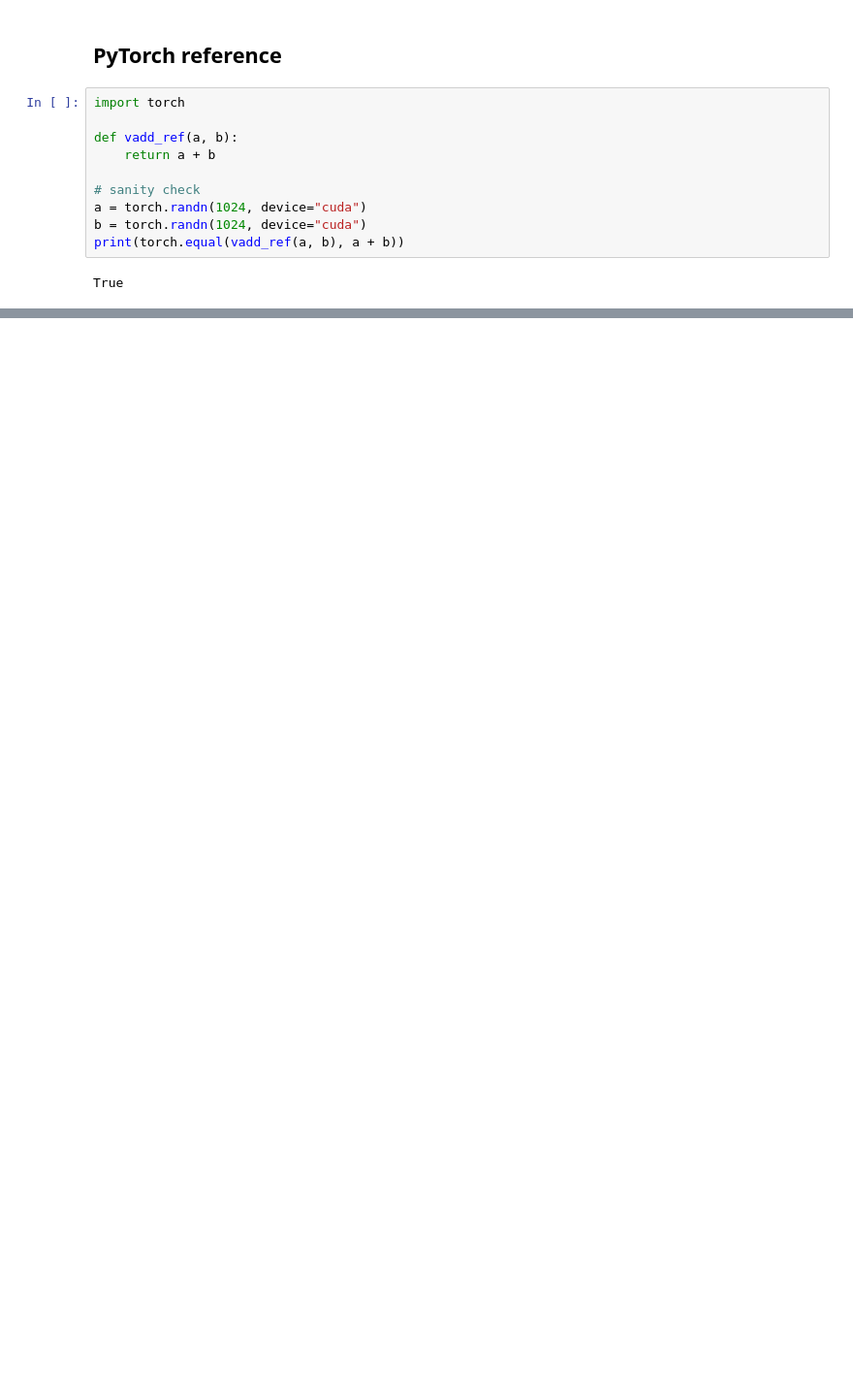
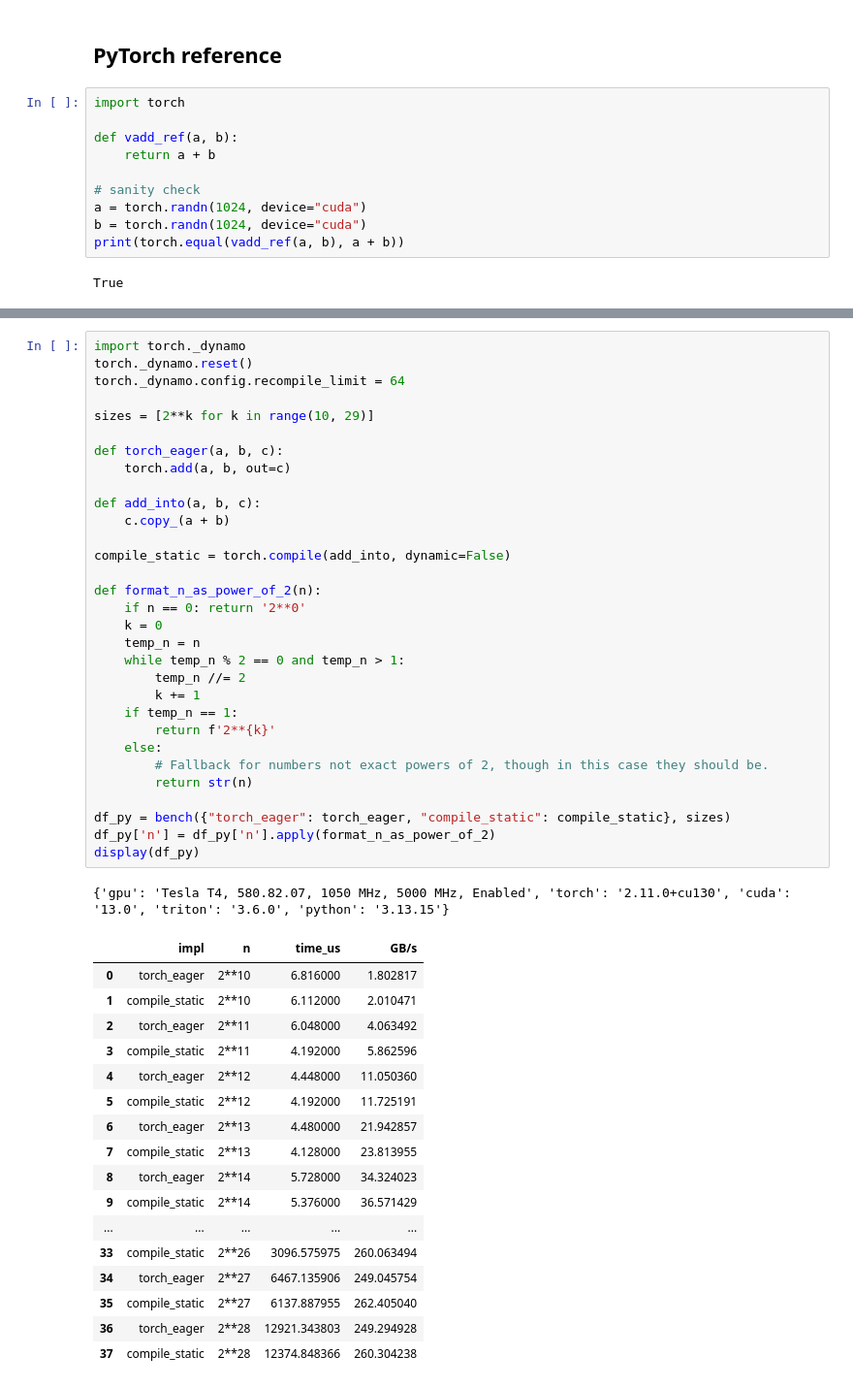
Before and after one commit to susmitsingh01/cuda-triton-llm-kernels, a Jupyter notebook: 01_vadd.ipynb, the cells around one changed output, grey strips where cells are left out. Shown at 97% size. Cells and saved outputs as stored; diff of their text form; blank space fills up the shorter version.

```diff
--- a/01_vadd.ipynb
+++ b/01_vadd.ipynb
@@ -59,0 +124,50 @@ True
+# %%
+import torch._dynamo
+torch._dynamo.reset()
+torch._dynamo.config.recompile_limit = 64
+
+sizes = [2**k for k in range(10, 29)]
+
+def torch_eager(a, b, c):
+    torch.add(a, b, out=c)
+
+def add_into(a, b, c):
+    c.copy_(a + b)
+
+compile_static = torch.compile(add_into, dynamic=False)
+
+def format_n_as_power_of_2(n):
+    if n == 0: return '2**0'
+    k = 0
+    temp_n = n
+    while temp_n % 2 == 0 and temp_n > 1:
+        temp_n //= 2
+        k += 1
+    if temp_n == 1:
+        return f'2**{k}'
+    else:
+        # Fallback for numbers not exact powers of 2, though in this case they should be.
+        return str(n)
+
+df_py = bench({"torch_eager": torch_eager, "compile_static": compile_static}, sizes)
+df_py['n'] = df_py['n'].apply(format_n_as_power_of_2)
+display(df_py)
+# %% [output]
+{'gpu': 'Tesla T4, 580.82.07, 1050 MHz, 5000 MHz, Enabled', 'torch': '2.11.0+cu130', 'cuda': '13.0', 'triton': '3.6.0', 'python': '3.13.15'}
+|  | impl | n | time_us | GB/s |
+| 0 | torch_eager | 2**10 | 6.816000 | 1.802817 |
+| 1 | compile_static | 2**10 | 6.112000 | 2.010471 |
+| 2 | torch_eager | 2**11 | 6.048000 | 4.063492 |
+| 3 | compile_static | 2**11 | 4.192000 | 5.862596 |
+| 4 | torch_eager | 2**12 | 4.448000 | 11.050360 |
+| 5 | compile_static | 2**12 | 4.192000 | 11.725191 |
+| 6 | torch_eager | 2**13 | 4.480000 | 21.942857 |
+| 7 | compile_static | 2**13 | 4.128000 | 23.813955 |
+| 8 | torch_eager | 2**14 | 5.728000 | 34.324023 |
+| 9 | compile_static | 2**14 | 5.376000 | 36.571429 |
+| ... | ... | ... | ... | ... |
+| 33 | compile_static | 2**26 | 3096.575975 | 260.063494 |
+| 34 | torch_eager | 2**27 | 6467.135906 | 249.045754 |
+| 35 | compile_static | 2**27 | 6137.887955 | 262.405040 |
+| 36 | torch_eager | 2**28 | 12921.343803 | 249.294928 |
+| 37 | compile_static | 2**28 | 12374.848366 | 260.304238 |
```
Also changed, not shown: parts of 40 cells of this notebook.
